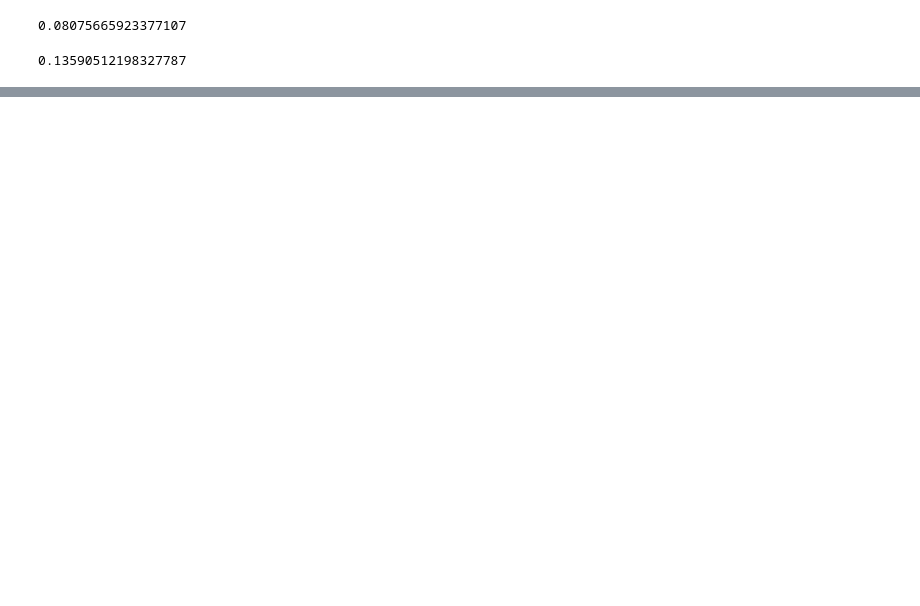
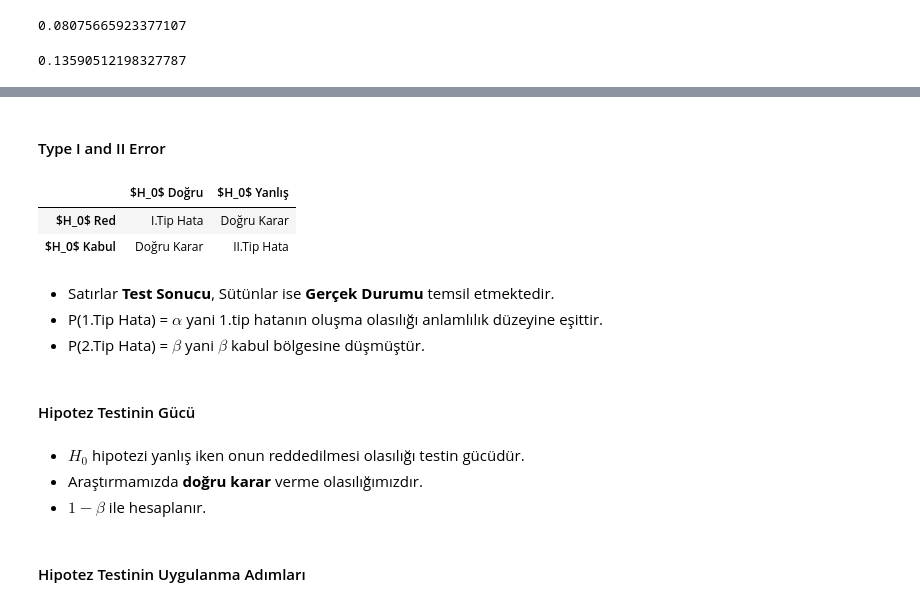
Before and after one commit to eabalta/data_science_notes, a Jupyter notebook: 4 - Veri Bilimi Icin Istatistik.ipynb, the cells around one changed output, grey strips where cells are left out. Saved outputs shown, nothing was run; the diff lists cells and outputs as text; code cells hidden in the pictures; blank space fills up the shorter version.

Commit message:
added hypothesis testing

```diff
--- a/4 - Veri Bilimi Icin Istatistik.ipynb
+++ b/4 - Veri Bilimi Icin Istatistik.ipynb
@@ -337,0 +428,21 @@ norm.cdf(90,80,5) - norm.cdf(85,80,5)
+# %% [markdown]
+#### Type I and II Error
+# %%
+import pandas as pd
+pd.DataFrame([["I.Tip Hata","Doğru Karar"],["Doğru Karar","II.Tip Hata"]],columns=["$H_0$ Doğru","$H_0$ Yanlış"], index=["$H_0$ Red","$H_0$ Kabul"])
+# %% [output]
+|  | $H_0$ Doğru | $H_0$ Yanlış |
+| $H_0$ Red | I.Tip Hata | Doğru Karar |
+| $H_0$ Kabul | Doğru Karar | II.Tip Hata |
+# %% [markdown]
+* Satırlar **Test Sonucu**, Sütünlar ise **Gerçek Durumu** temsil etmektedir.
+* P(1.Tip Hata) = $\alpha$ yani 1.tip hatanın oluşma olasılığı anlamlılık düzeyine eşittir.
+* P(2.Tip Hata) = $\beta$ yani $\beta$ kabul bölgesine düşmüştür.
+# %% [markdown]
+#### Hipotez Testinin Gücü
+# %% [markdown]
+* $H_0$ hipotezi yanlış iken onun reddedilmesi olasılığı testin gücüdür.
+* Araştırmamızda **doğru karar** verme olasılığımızdır.
+* $1-\beta$ ile hesaplanır.
+# %% [markdown]
+#### Hipotez Testinin Uygulanma Adımları
```
Also changed, not shown: parts of 22 cells of this notebook.
